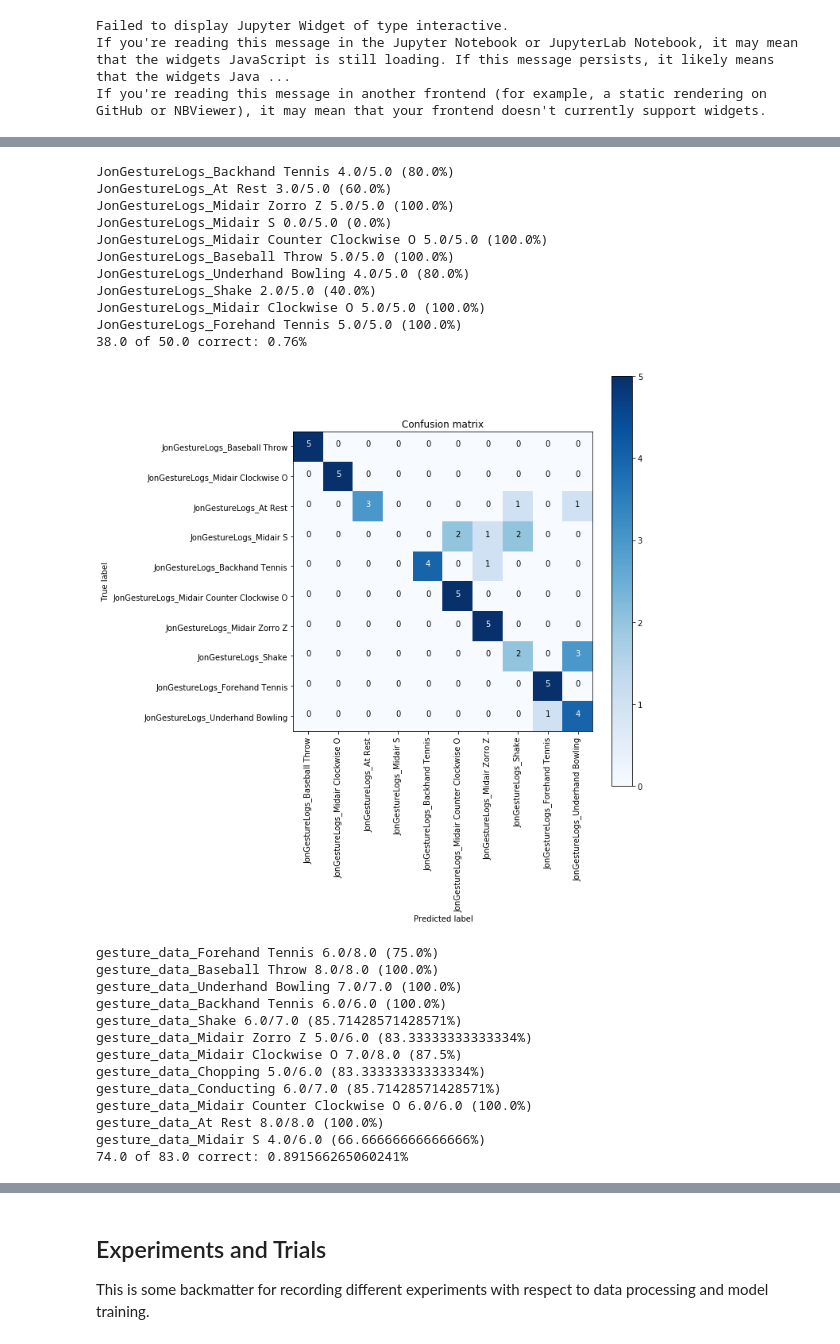
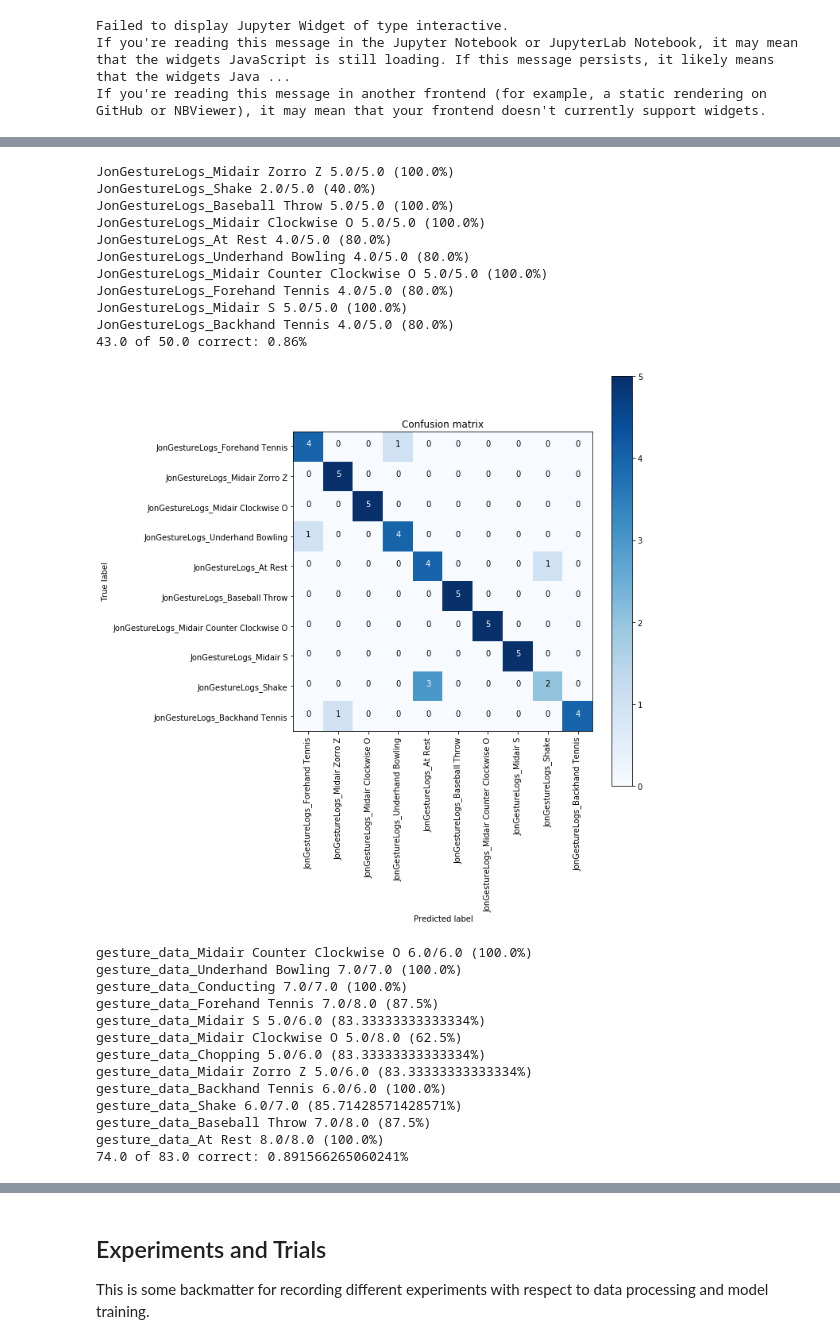
Before and after one commit to jraisher/CSEP590, a Jupyter notebook: notebooks/assignment2.ipynb, the cells around one changed output, grey strips where cells are left out. Cells and saved outputs as stored; diff of their text form; code cells hidden in the pictures.

```diff
--- a/notebooks/assignment2.ipynb
+++ b/notebooks/assignment2.ipynb
@@ -612,84 +629,59 @@ class SVMModel:
     def reset(self):
         self.model = svm.SVC()
 
     def predict(self, trial):
         features = self.GetFeatures(trial)
         return self.model.predict(features)[0]
 
     def GetFeatures(self, trial):
+
+        npeaks = [x for x in np.where(np.diff(np.sign(np.gradient(trial.accel.magProc))))[0]
+                   if (trial.accel.magProc[x] > (max(1.0, trial.accel.magProc.std())))]
+        npeaks = len([x for x in npeaks if np.gradient(trial.accel.magProc)[x] > 0])
+
         std = trial.accel.mag.std()
-        mean = trial.accel.mag.mean()
-        hm = np.argmin(np.abs(trial.accel.mag - ((trial.accel.mag.max() - trial.accel.mag.min()) / 2)))
-        fwhm = (np.argmax(trial.accel.mag) - hm) * 2
-
-        npeaks = len([x for x in signal.find_peaks_cwt(trial.accel.mag, np.arange(1, 10))
-                      if (trial.accel.mag[x] > (hm/2))])
-
-        minX = trial.accel.x.min()
-        meanX = trial.accel.x.mean()
-        maxX = trial.accel.x.max()
         stdX = trial.accel.x.std()
-
-        maxY = trial.accel.y.max()
-        minY = trial.accel.y.min()
-        minY = trial.accel.y.min()
         stdY = trial.accel.y.std()
-
-        maxZ = trial.accel.z.max()
-        minZ = trial.accel.z.min()
-        minZ = trial.accel.z.min()
         stdZ = trial.accel.z.std()
-
-        minXGyro = trial.gyro.x.min()
-        meanXGyro = trial.gyro.x.mean()
-        maxXGyro = trial.gyro.x.max()
         stdXGyro = trial.gyro.x.std()
-
-        maxYGyro = trial.gyro.y.max()
-        minYGyro = trial.gyro.y.min()
-        minYGyro = trial.gyro.y.min()
         stdYGyro = trial.gyro.y.std()
-
-        maxZGyro = trial.gyro.z.max()
-        minZGyro = trial.gyro.z.min()
-        minZGyro = trial.gyro.z.min()
         stdZGyro = trial.gyro.z.std()
 
         features = [[npeaks, stdX, stdY, stdZ, stdXGyro, stdYGyro, stdZGyro]]
         self.num_features = len(features[0])
         return features
 
 model = SVMModel()
 jonResults = Test(model, jonTrials)
 PrintResults(jonResults)
 PlotConfusionMatrix(jonResults)
 
 myResults = Test(model, myTrials)
 PrintResults(myResults)
 PlotConfusionMatrix(myResults)
 # %% [output]
+JonGestureLogs_Midair Zorro Z 5.0/5.0 (100.0%)
+JonGestureLogs_Shake 2.0/5.0 (40.0%)
+JonGestureLogs_Baseball Throw 5.0/5.0 (100.0%)
+JonGestureLogs_Midair Clockwise O 5.0/5.0 (100.0%)
+JonGestureLogs_At Rest 4.0/5.0 (80.0%)
+JonGestureLogs_Underhand Bowling 4.0/5.0 (80.0%)
+JonGestureLogs_Midair Counter Clockwise O 5.0/5.0 (100.0%)
+JonGestureLogs_Forehand Tennis 4.0/5.0 (80.0%)
+JonGestureLogs_Midair S 5.0/5.0 (100.0%)
 JonGestureLogs_Backhand Tennis 4.0/5.0 (80.0%)
-JonGestureLogs_At Rest 3.0/5.0 (60.0%)
-JonGestureLogs_Midair Zorro Z 5.0/5.0 (100.0%)
-JonGestureLogs_Midair S 0.0/5.0 (0.0%)
-JonGestureLogs_Midair Counter Clockwise O 5.0/5.0 (100.0%)
-JonGestureLogs_Baseball Throw 5.0/5.0 (100.0%)
-JonGestureLogs_Underhand Bowling 4.0/5.0 (80.0%)
-JonGestureLogs_Shake 2.0/5.0 (40.0%)
-JonGestureLogs_Midair Clockwise O 5.0/5.0 (100.0%)
-JonGestureLogs_Forehand Tennis 5.0/5.0 (100.0%)
-38.0 of 50.0 correct: 0.76%
+43.0 of 50.0 correct: 0.86%
-[figure, old version]
+[figure, new version]
-gesture_data_Forehand Tennis 6.0/8.0 (75.0%)
-gesture_data_Baseball Throw 8.0/8.0 (100.0%)
+gesture_data_Midair Counter Clockwise O 6.0/6.0 (100.0%)
 gesture_data_Underhand Bowling 7.0/7.0 (100.0%)
+gesture_data_Conducting 7.0/7.0 (100.0%)
+gesture_data_Forehand Tennis 7.0/8.0 (87.5%)
+gesture_data_Midair S 5.0/6.0 (83.33333333333334%)
+gesture_data_Midair Clockwise O 5.0/8.0 (62.5%)
+gesture_data_Chopping 5.0/6.0 (83.33333333333334%)
+gesture_data_Midair Zorro Z 5.0/6.0 (83.33333333333334%)
 gesture_data_Backhand Tennis 6.0/6.0 (100.0%)
 gesture_data_Shake 6.0/7.0 (85.71428571428571%)
-gesture_data_Midair Zorro Z 5.0/6.0 (83.33333333333334%)
-gesture_data_Midair Clockwise O 7.0/8.0 (87.5%)
-gesture_data_Chopping 5.0/6.0 (83.33333333333334%)
-gesture_data_Conducting 6.0/7.0 (85.71428571428571%)
-gesture_data_Midair Counter Clockwise O 6.0/6.0 (100.0%)
+gesture_data_Baseball Throw 7.0/8.0 (87.5%)
 gesture_data_At Rest 8.0/8.0 (100.0%)
-gesture_data_Midair S 4.0/6.0 (66.66666666666666%)
 74.0 of 83.0 correct: 0.891566265060241%
```
Also changed, not shown: parts of 17 cells of this notebook.
